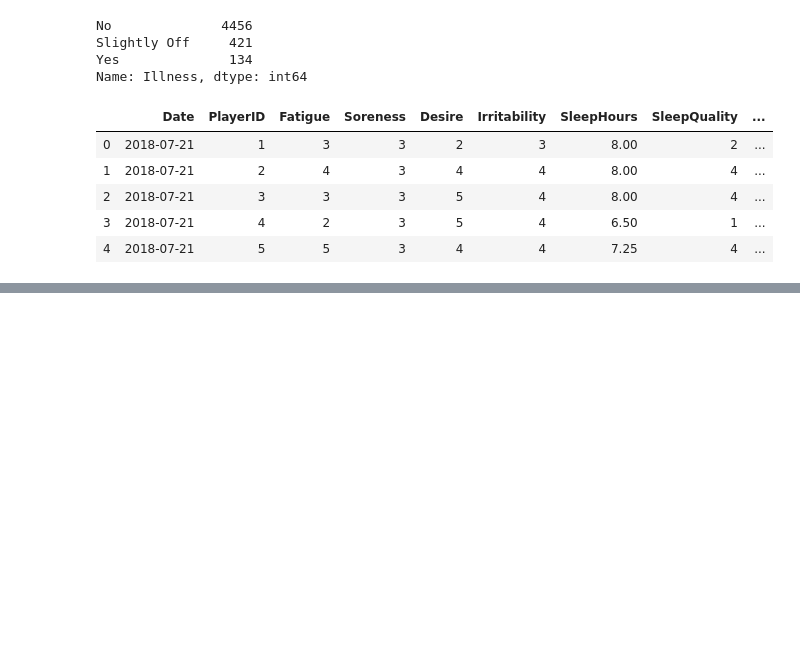
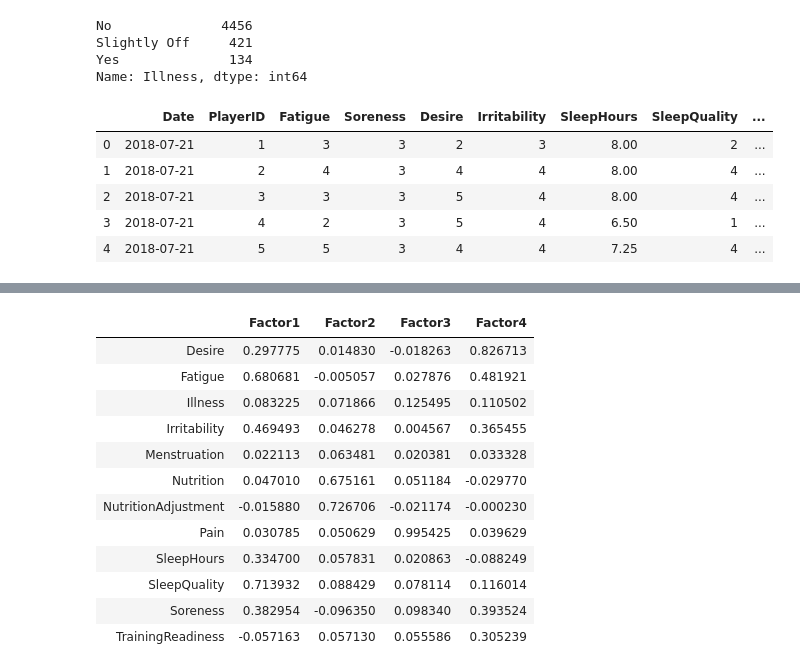
Before and after one commit to Sangha05/sta2453_project1, a Jupyter notebook: WellnessMeasure.ipynb, the cells around one changed output, grey strips where cells are left out. Drawn from its saved outputs; the diff is of its cells as text; code cells hidden in the pictures; blank space fills up the shorter version.

Commit message:
Update WellnessMeasure.ipynb
Factor Analysis Fixed

```diff
--- a/WellnessMeasure.ipynb
+++ b/WellnessMeasure.ipynb
@@ -200,3 +191,20 @@ plt.show()
+# %%
+fa.analyze(df, 4, rotation="varimax")
+fa.loadings
+# %% [output]
+|  | Factor1 | Factor2 | Factor3 | Factor4 |
+| Desire | 0.297775 | 0.014830 | -0.018263 | 0.826713 |
+| Fatigue | 0.680681 | -0.005057 | 0.027876 | 0.481921 |
+| Illness | 0.083225 | 0.071866 | 0.125495 | 0.110502 |
+| Irritability | 0.469493 | 0.046278 | 0.004567 | 0.365455 |
+| Menstruation | 0.022113 | 0.063481 | 0.020381 | 0.033328 |
+| Nutrition | 0.047010 | 0.675161 | 0.051184 | -0.029770 |
+| NutritionAdjustment | -0.015880 | 0.726706 | -0.021174 | -0.000230 |
+| Pain | 0.030785 | 0.050629 | 0.995425 | 0.039629 |
+| SleepHours | 0.334700 | 0.057831 | 0.020863 | -0.088249 |
+| SleepQuality | 0.713932 | 0.088429 | 0.078114 | 0.116014 |
+| Soreness | 0.382954 | -0.096350 | 0.098340 | 0.393524 |
+| TrainingReadiness | -0.057163 | 0.057130 | 0.055586 | 0.305239 |
 # %%
 fa.get_factor_variance()
 # %% [output]
```
Also changed, not shown: parts of 9 cells of this notebook.
